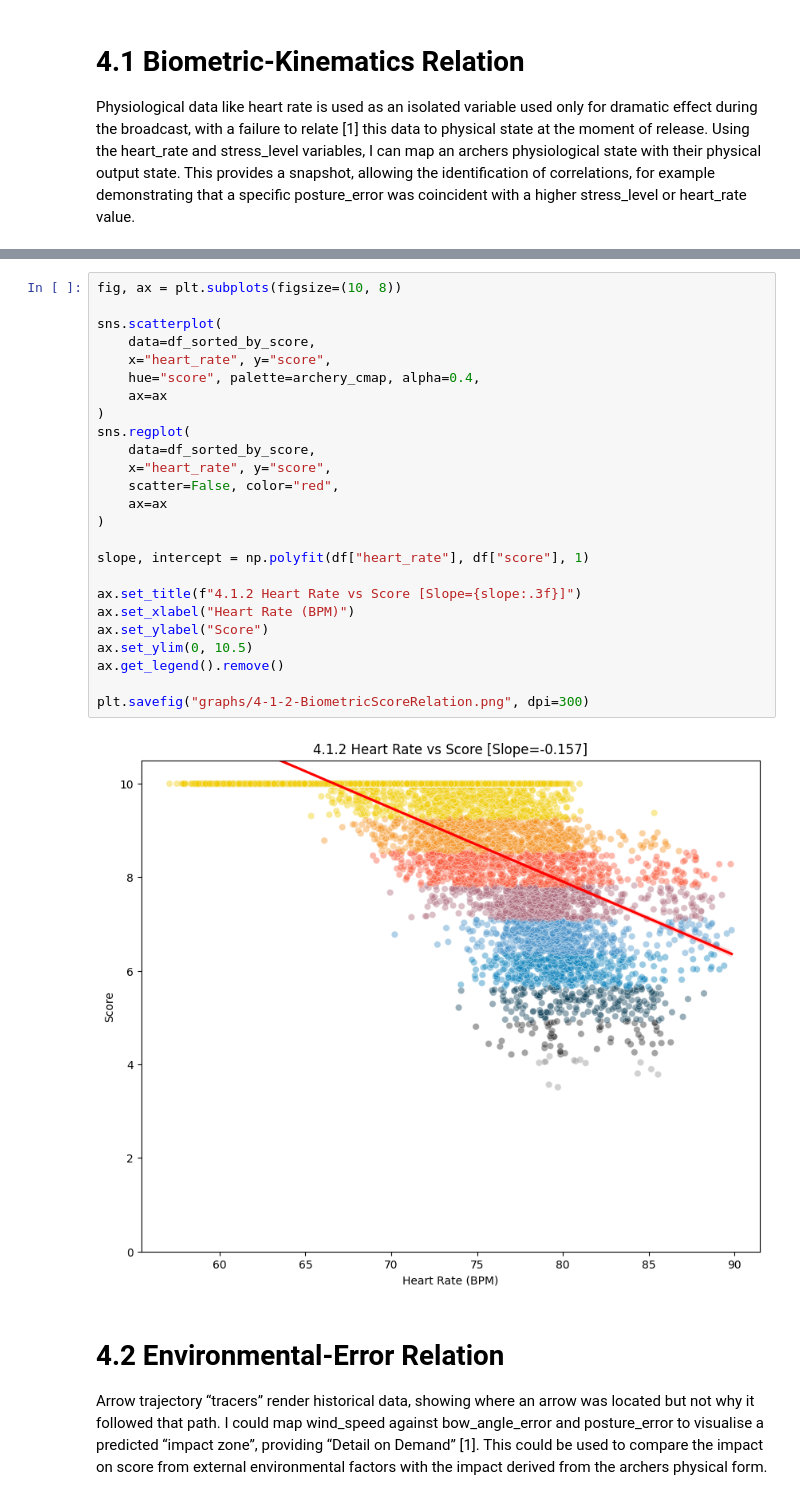
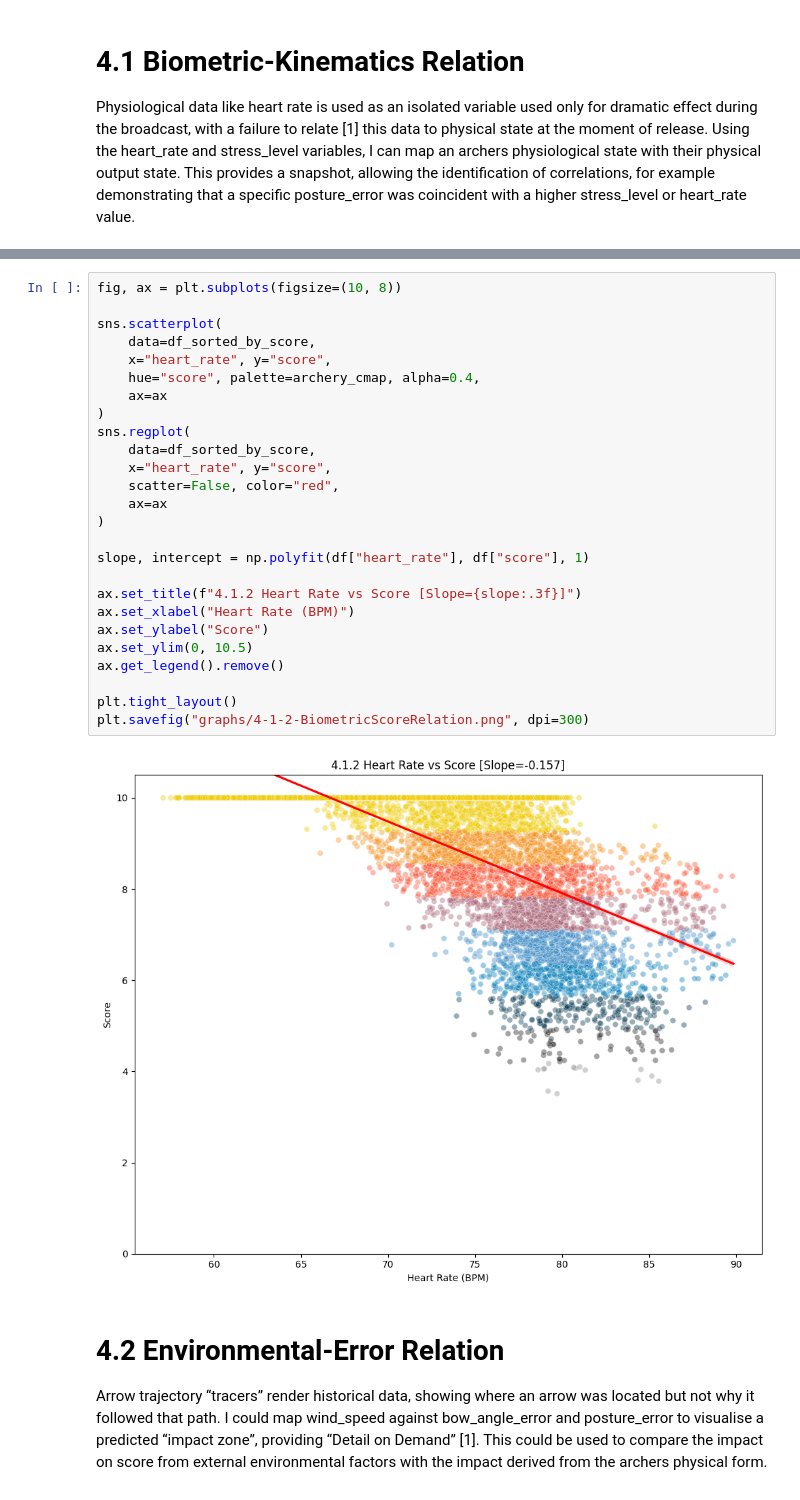
Before and after one commit to corey-richardson/comp3007-cw2, a Jupyter notebook: notebook.ipynb, the cells around one changed output, grey strips where cells are left out. Saved outputs shown, nothing was run; the diff lists cells and outputs as text.

```diff
--- a/notebook.ipynb
+++ b/notebook.ipynb
@@ -106,30 +122,31 @@ plt.savefig("graphs/4-1-1-BiometricKinematicRelation.png", dpi=300)
 # %%
 fig, ax = plt.subplots(figsize=(10, 8))
 
 sns.scatterplot(
     data=df_sorted_by_score,
     x="heart_rate", y="score",
     hue="score", palette=archery_cmap, alpha=0.4,
     ax=ax
 )
 sns.regplot(
     data=df_sorted_by_score,
     x="heart_rate", y="score",
     scatter=False, color="red",
     ax=ax
 )
 
 slope, intercept = np.polyfit(df["heart_rate"], df["score"], 1)
 
 ax.set_title(f"4.1.2 Heart Rate vs Score [Slope={slope:.3f}]")
 ax.set_xlabel("Heart Rate (BPM)")
 ax.set_ylabel("Score")
 ax.set_ylim(0, 10.5)
 ax.get_legend().remove()
 
+plt.tight_layout()
 plt.savefig("graphs/4-1-2-BiometricScoreRelation.png", dpi=300)
 # %% [output]
-[figure, old version]
+[figure, new version]
 # %% [markdown]
 # 4.2 Environmental-Error Relation
 
```
Also changed, not shown: parts of 11 cells of this notebook, 2 other files.
